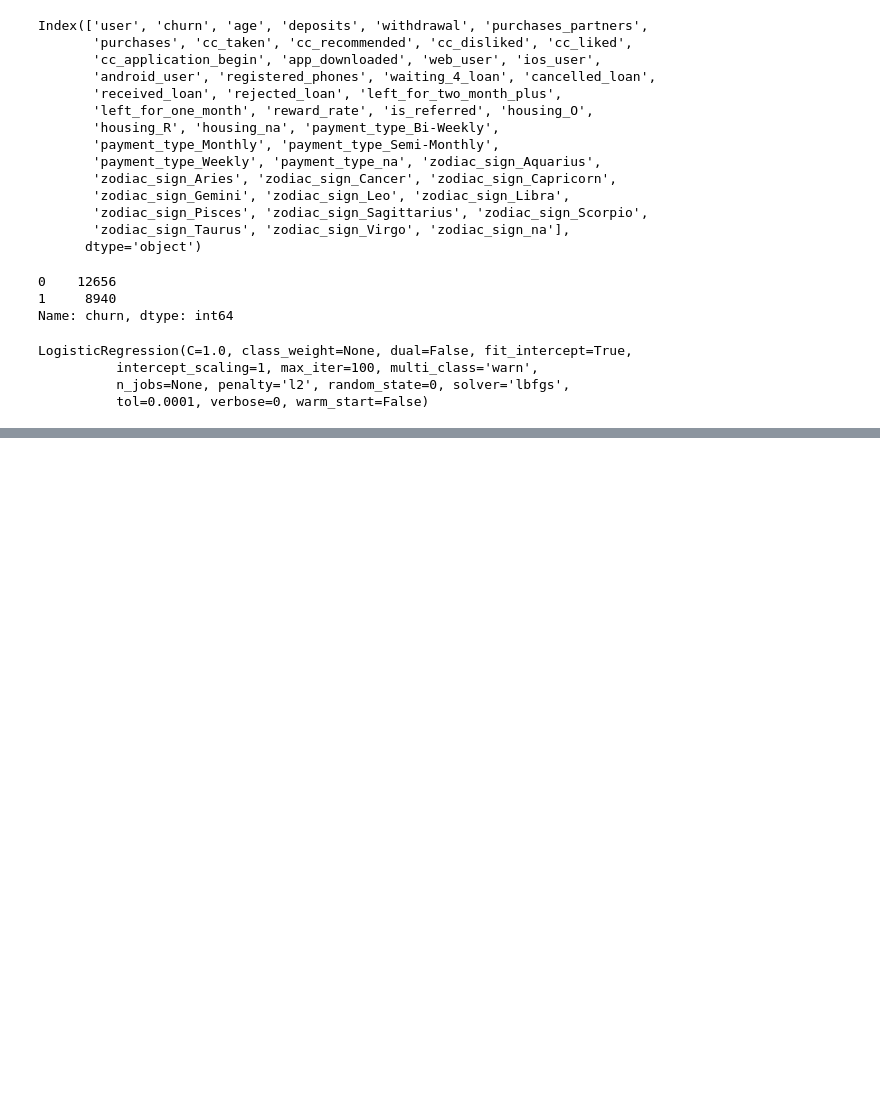
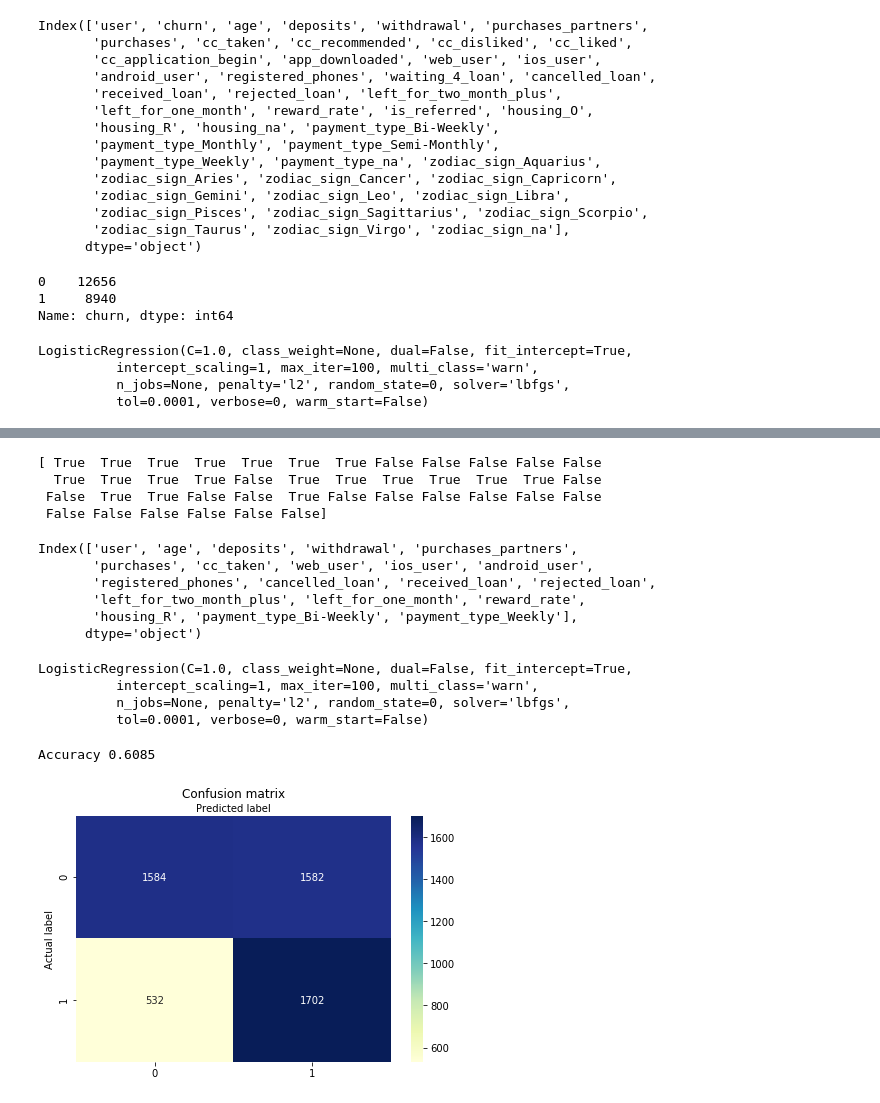
Before and after one commit to rjmanzo/machine-learning-6-practical-real-world-app, a Jupyter notebook: 4. Minimizing Churn Rate Through Analysis of Financial Habits/Machine_Learning_04_Minimizing_Churn_Rate_Through_Analysis_of_Financial_Habits (Part 2).ipynb, the cells around one changed output, grey strips where cells are left out. Saved outputs shown, nothing was run; the diff lists cells and outputs as text; code cells hidden in the pictures; blank space fills up the shorter version.

Commit message:
Finished Problem N°4, starting Problem N°5: Predicting the Likelihood of E-Signing a Loan Based on Financial History

```diff
--- a/4. Minimizing Churn Rate Through Analysis of Financial Habits/Machine_Learning_04_Minimizing_Churn_Rate_Through_Analysis_of_Financial_Habits (Part 2).ipynb
+++ b/4. Minimizing Churn Rate Through Analysis of Financial Habits/Machine_Learning_04_Minimizing_Churn_Rate_Through_Analysis_of_Financial_Habits (Part 2).ipynb
@@ -267,0 +280,60 @@ axis = 1)
+# %%
+# Model to test
+classifier = LogisticRegression(solver = 'lbfgs')
+# RFE(, N) the N is the Total Feature that we want to use for the clasification
+rfe = RFE(classifier, 20)
+rfe = rfe.fit(X_train, y_train)
+# %%
+# sumarize the selection of the atributes
+print(rfe.support_)
+# %% [output]
+[ True  True  True  True  True  True  True False False False False False
+  True  True  True  True False  True  True  True  True  True  True False
+ False  True  True False False  True False False False False False False
+ False False False False False False]
+# %%
+# show rfe columns names
+X_train.columns[rfe.support_]
+# %% [output]
+Index(['user', 'age', 'deposits', 'withdrawal', 'purchases_partners',
+       'purchases', 'cc_taken', 'web_user', 'ios_user', 'android_user',
+       'registered_phones', 'cancelled_loan', 'received_loan', 'rejected_loan',
+       'left_for_two_month_plus', 'left_for_one_month', 'reward_rate',
+       'housing_R', 'payment_type_Bi-Weekly', 'payment_type_Weekly'],
+      dtype='object')
+# %%
+# Model building with Feature Selection
+# Fitting Moel to the Traninig Set
+from sklearn.linear_model import LogisticRegression
+classifier = LogisticRegression(random_state=0, solver='lbfgs')
+classifier.fit(X_train[X_train.columns[rfe.support_]], y_train)
+# %% [output]
+LogisticRegression(C=1.0, class_weight=None, dual=False, fit_intercept=True,
+          intercept_scaling=1, max_iter=100, multi_class='warn',
+          n_jobs=None, penalty='l2', random_state=0, solver='lbfgs',
+          tol=0.0001, verbose=0, warm_start=False)
+# %%
+# Evaluating Test set with feature selection
+y_pred = classifier.predict(X_test[X_test.columns[rfe.support_]])
+# %%
+# Evaluating Result with feature selection
+from sklearn.metrics import confusion_matrix, accuracy_score, f1_score, precision_score, recall_score
+cnf_matrix = confusion_matrix(y_test, y_pred)
+# %%
+# cnf matrix drawing
+class_names=[0,1] # name  of classes
+fig, ax = plt.subplots()
+tick_marks = np.arange(len(class_names))
+plt.xticks(tick_marks, class_names)
+plt.yticks(tick_marks, class_names)
+# create heatmap
+sns.heatmap(pd.DataFrame(cnf_matrix), annot=True, cmap="YlGnBu" ,fmt='g')
+ax.xaxis.set_label_position("top")
+plt.tight_layout()
+plt.title('Confusion matrix', y=1.1)
+plt.ylabel('Actual label')
+plt.xlabel('Predicted label')
+print("Accuracy %0.4f" % accuracy_score(y_test, y_pred))
+# %% [output]
+Accuracy 0.6085
+[figure, added]
```
Also changed, not shown: parts of 10 cells of this notebook, 1 other file.
